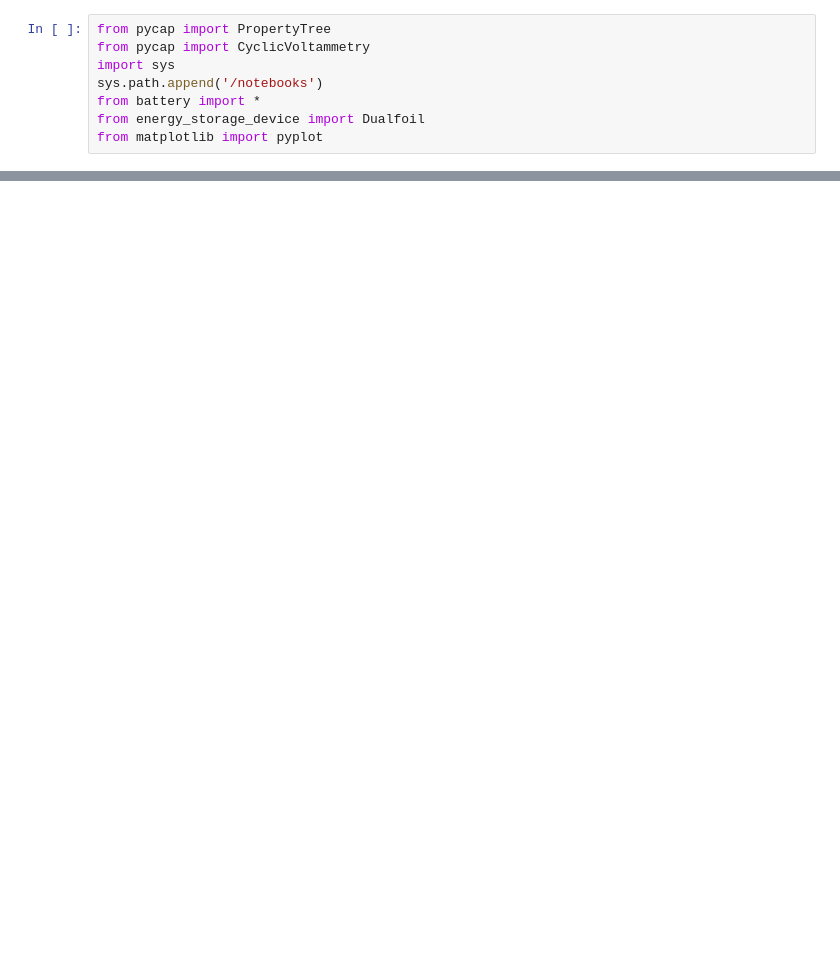
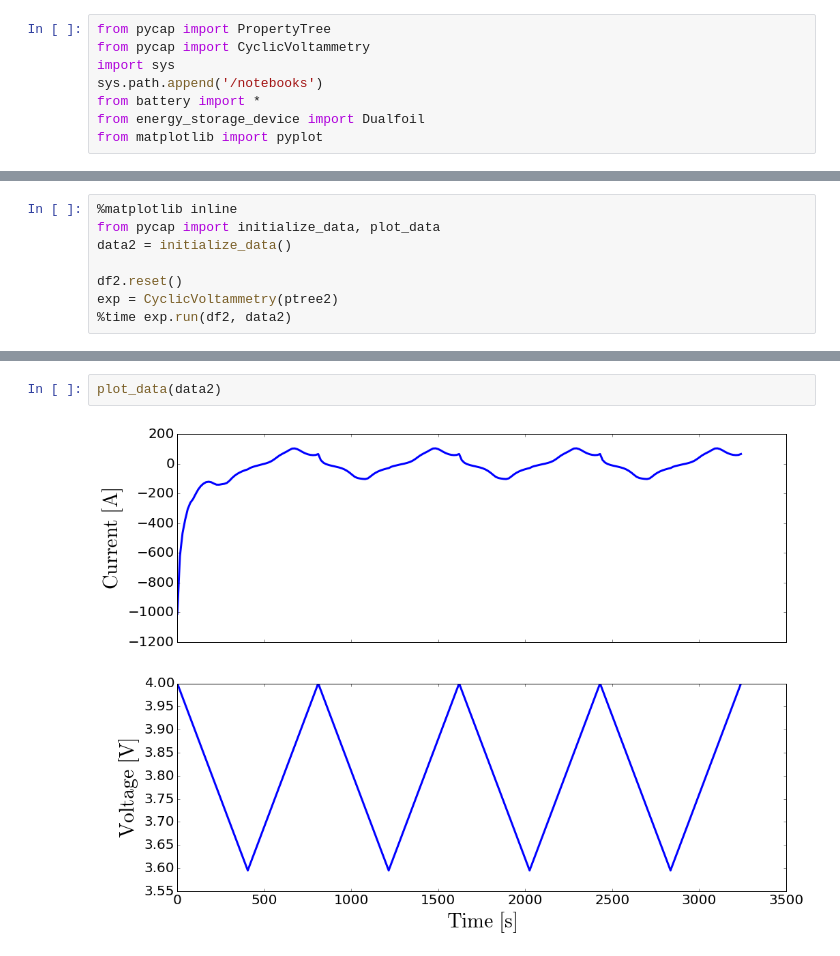
Before and after one commit to iSchomer/Dualfoil_Storage_Device, a Jupyter notebook: output_visuals/pycap_cyclic_voltammetry.ipynb, the cells around one changed output, grey strips where cells are left out. Cells and saved outputs as stored; diff of their text form; blank space fills up the shorter version.

```diff
--- a/output_visuals/pycap_cyclic_voltammetry.ipynb
+++ b/output_visuals/pycap_cyclic_voltammetry.ipynb
@@ -57,0 +80,8 @@ pyplot.plot(x, y)
+# %%
+%matplotlib inline
+from pycap import initialize_data, plot_data
+data2 = initialize_data()
+
+df2.reset()
+exp = CyclicVoltammetry(ptree2)
+%time exp.run(df2, data2)
@@ -57,0 +92,4 @@ pyplot.plot(x, y)
+# %%
+plot_data(data2)
+# %% [output]
+[figure, added]
```
Also changed, not shown: parts of 11 cells of this notebook.
